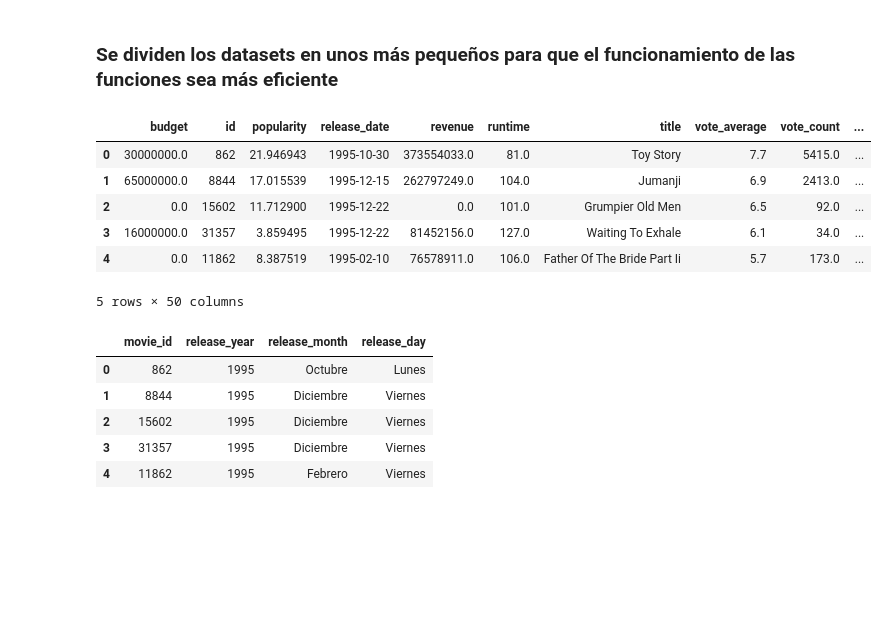
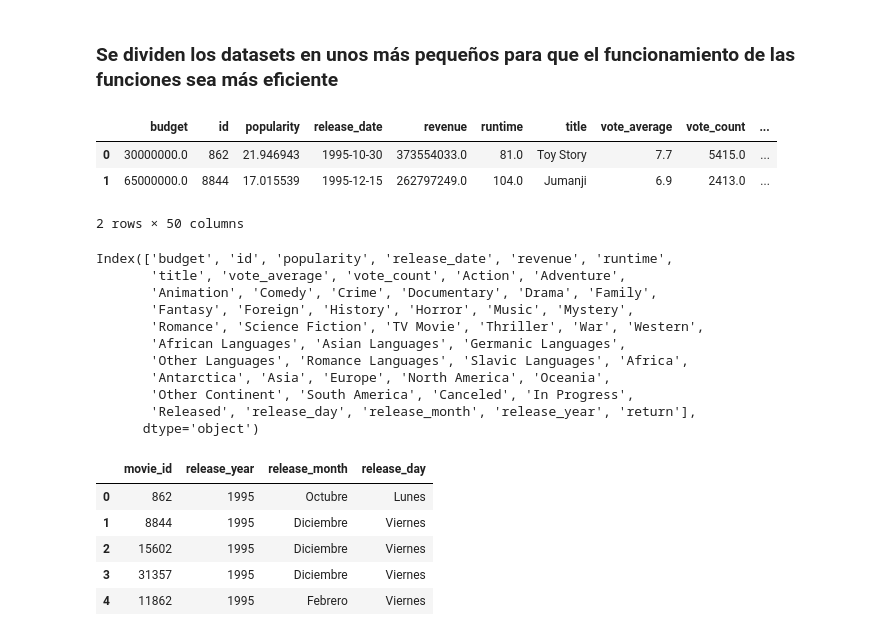
Before and after one commit to Vierinsky/pimlops_fviera, a Jupyter notebook: etl_eda_movies.ipynb, the cells around one changed output. Cells and saved outputs as stored; diff of their text form; code cells hidden in the pictures; blank space fills up the shorter version.

```diff
--- a/etl_eda_movies.ipynb
+++ b/etl_eda_movies.ipynb
@@ -750,15 +750,26 @@ movies_ml = movies
 # %%
 movies_ml.to_csv(r'C:\Users\felip\Desktop\Stuff\Cursos\SoyHenry\Clases\LABS\PI ML Ops\pi_mlops_felipeviera\datasets\movies_ml.csv', index=False)
 # %%
-movies_ml.head()
+movies_ml.head(2)
 # %% [output]
 |  | budget | id | popularity | release_date | revenue | runtime | title | vote_average | vote_count | ... |
 | 0 | 30000000.0 | 862 | 21.946943 | 1995-10-30 | 373554033.0 | 81.0 | Toy Story | 7.7 | 5415.0 | ... |
 | 1 | 65000000.0 | 8844 | 17.015539 | 1995-12-15 | 262797249.0 | 104.0 | Jumanji | 6.9 | 2413.0 | ... |
-| 2 | 0.0 | 15602 | 11.712900 | 1995-12-22 | 0.0 | 101.0 | Grumpier Old Men | 6.5 | 92.0 | ... |
-| 3 | 16000000.0 | 31357 | 3.859495 | 1995-12-22 | 81452156.0 | 127.0 | Waiting To Exhale | 6.1 | 34.0 | ... |
-| 4 | 0.0 | 11862 | 8.387519 | 1995-02-10 | 76578911.0 | 106.0 | Father Of The Bride Part Ii | 5.7 | 173.0 | ... |
-5 rows × 50 columns
+2 rows × 50 columns
+# %%
+movies_ml.columns
+# %% [output]
+Index(['budget', 'id', 'popularity', 'release_date', 'revenue', 'runtime',
+       'title', 'vote_average', 'vote_count', 'Action', 'Adventure',
+       'Animation', 'Comedy', 'Crime', 'Documentary', 'Drama', 'Family',
+       'Fantasy', 'Foreign', 'History', 'Horror', 'Music', 'Mystery',
+       'Romance', 'Science Fiction', 'TV Movie', 'Thriller', 'War', 'Western',
+       'African Languages', 'Asian Languages', 'Germanic Languages',
+       'Other Languages', 'Romance Languages', 'Slavic Languages', 'Africa',
+       'Antarctica', 'Asia', 'Europe', 'North America', 'Oceania',
+       'Other Continent', 'South America', 'Canceled', 'In Progress',
+       'Released', 'release_day', 'release_month', 'release_year', 'return'],
+      dtype='object')
 # %%
 # Exportar a csv nuevos dataset, que serán usados por las funciones
 
```
Also changed, not shown: parts of 1 cell of this notebook, 6 other files.
